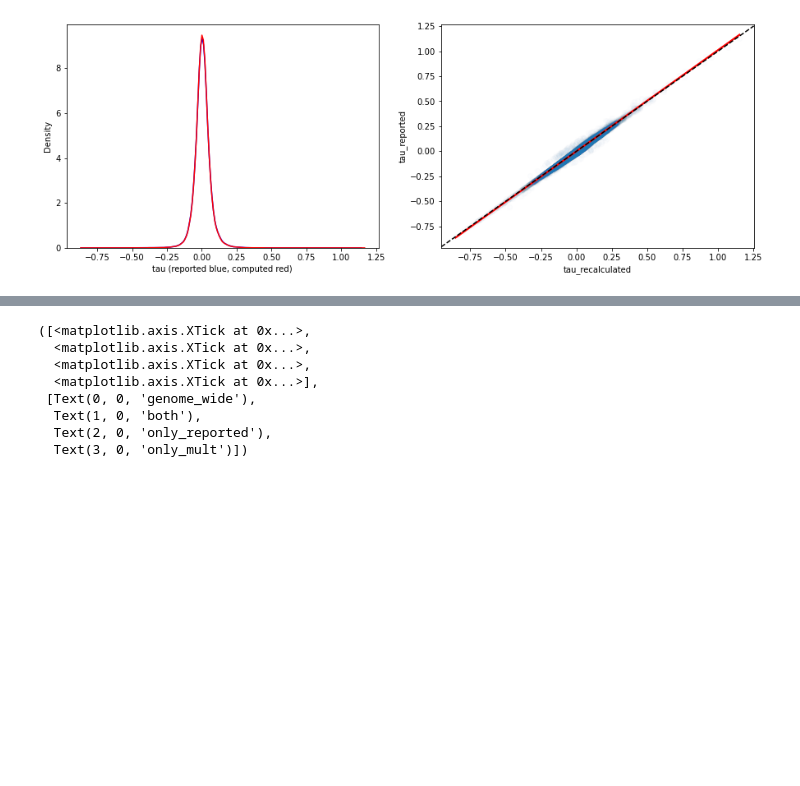
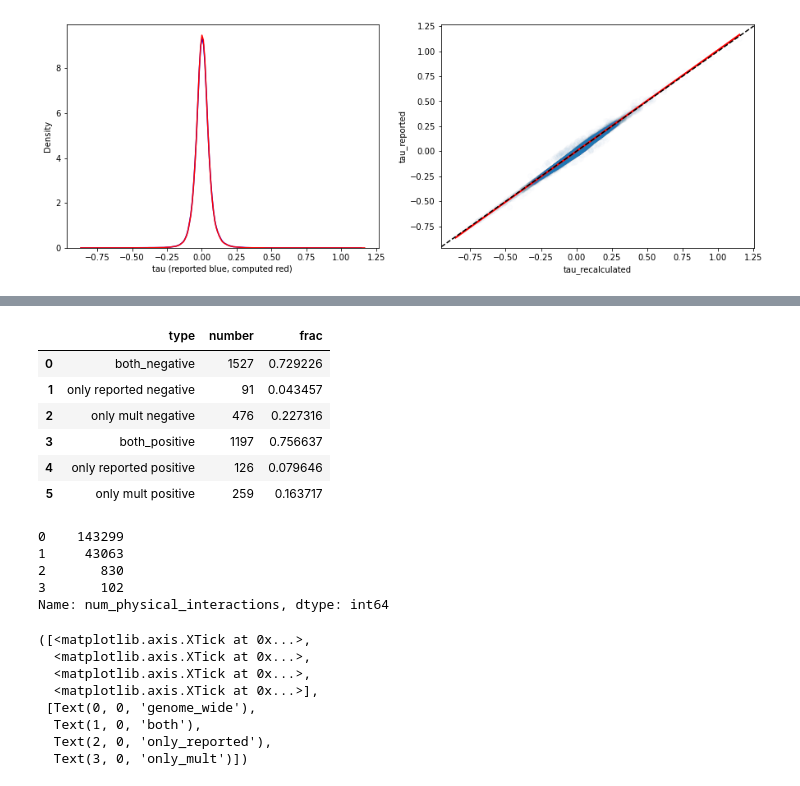
Before and after one commit to brian-arnold/epistasis_reanalysis, a Jupyter notebook: yeast_screens/Kuzmin2020.ipynb, the cells around one changed output, grey strips where cells are left out. Drawn from its saved outputs; the diff is of its cells as text; code cells hidden in the pictures; blank space fills up the shorter version.

```diff
--- a/yeast_screens/Kuzmin2020.ipynb
+++ b/yeast_screens/Kuzmin2020.ipynb
@@ -656,3 +325,71 @@ tmp
+# %%
+def count_frac(df):
+    return len(df)
+
+def compare_outlier_enrichment(df, sign, func, multiplicative):
+    """
+    This generic function passes a subselection of outliers to some external function,
+    categorizing outliers as significant for both cumulant and multiplicative scale, only cumulant (reported), or only multiplicative.
+    The selection of data depends on whether you're interested in negative or positive outliers.
+    """
+    if sign == "positive":
+        both = func(df[(df.adjusted_interaction_score_epsilon_or_tau > 0.08) & (df[multiplicative] > tau_mult_pos_sig_val)])
+        only_reported = func(df[(df.adjusted_interaction_score_epsilon_or_tau > 0.08) & (df[multiplicative] < tau_mult_pos_sig_val)])
+        only_mult = func(df[(df.adjusted_interaction_score_epsilon_or_tau < 0.08) & (df[multiplicative] > tau_mult_pos_sig_val)])
+    elif sign == "negative":
+        both = func(df[(df.adjusted_interaction_score_epsilon_or_tau < -0.08) & (df[multiplicative] < tau_mult_neg_sig_val)])
+        only_reported = func(df[(df.adjusted_interaction_score_epsilon_or_tau < -0.08) & (df[multiplicative] > tau_mult_neg_sig_val)])
+        only_mult = func(df[(df.adjusted_interaction_score_epsilon_or_tau > -0.08) & (df[multiplicative] < tau_mult_neg_sig_val)])
+
+    return both, only_reported, only_mult
+
+results = defaultdict(list)
+#df_sig = df[df.pval < 0.05]
+
+both, only_reported, only_mult = compare_outlier_enrichment( df[df.pval < 0.05], "negative", count_frac, multiplicative)
+denom = both + only_reported + only_mult
+
+results['type'].extend(['both_negative', 'only reported negative', 'only mult negative'])
+results['number'].extend([both, only_reported, only_mult])
+results['frac'].extend([both/denom, only_reported/denom, only_mult/denom])
+
+both, only_reported, only_mult = compare_outlier_enrichment( df[df.pval < 0.05], "positive", count_frac, multiplicative)
+denom = both + only_reported + only_mult
+
+results['type'].extend(['both_positive', 'only reported positive', 'only mult positive'])
+results['number'].extend([both, only_reported, only_mult])
+results['frac'].extend([both/denom, only_reported/denom, only_mult/denom])
+
+pd.DataFrame.from_dict(results)
+# %% [output]
+|  | type | number | frac |
+| 0 | both_negative | 1527 | 0.729226 |
+| 1 | only reported negative | 91 | 0.043457 |
+| 2 | only mult negative | 476 | 0.227316 |
+| 3 | both_positive | 1197 | 0.756637 |
+| 4 | only reported positive | 126 | 0.079646 |
+| 5 | only mult positive | 259 | 0.163717 |
+# %%
+# See if outliers are enriched for other biological signals. Here we load in pairwise physical interactions from one of two databases.
+# 'gene_physical_pairwise_interactions' contains a set of sorted 2-tuples of genes particupating in pairwise protein interactions
+
+#gene_physical_pairwise_interactions = db.get_physical_interactions_yeastGenomeDotOrg()
+
+# BIOGRID contains physical interactions measured from a variety of assays including co-localization
+gene_physical_pairwise_interactions = db.get_physical_interactions_BIOGRID()
+
+num_physical_interactions, oneplus_physical_interactions, twoplus_physical_interactions = db.count_physical_interactions(df, gene_physical_pairwise_interactions)
+
+df['num_physical_interactions'] = df['alleles'].map(num_physical_interactions)
+df['oneplus_physical_interactions'] = df['alleles'].map(oneplus_physical_interactions)
+df['twoplus_physical_interactions'] = df['alleles'].map(twoplus_physical_interactions)
+df['num_physical_interactions'].value_counts()
+# %% [output]
+0    143299
+1     43063
+2       830
+3       102
+Name: num_physical_interactions, dtype: int64
 # %%
 def fraction_physical_twoplus(df):
     """
```
Also changed, not shown: parts of 30 cells of this notebook, 2 other files.
